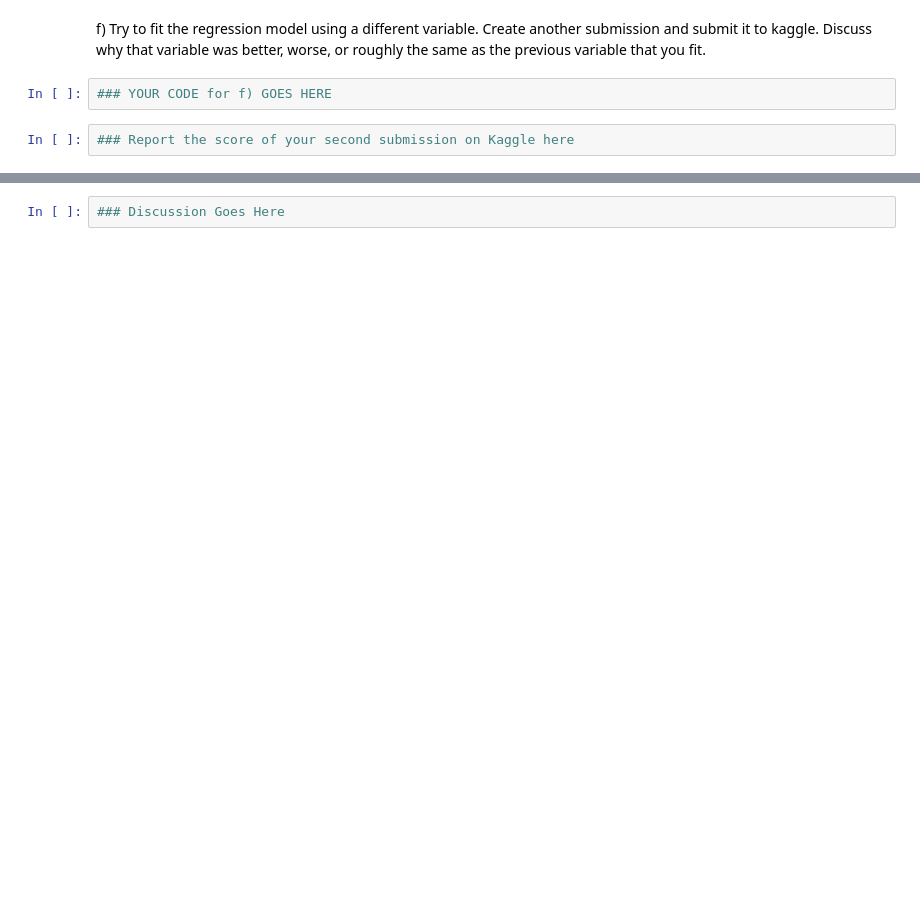
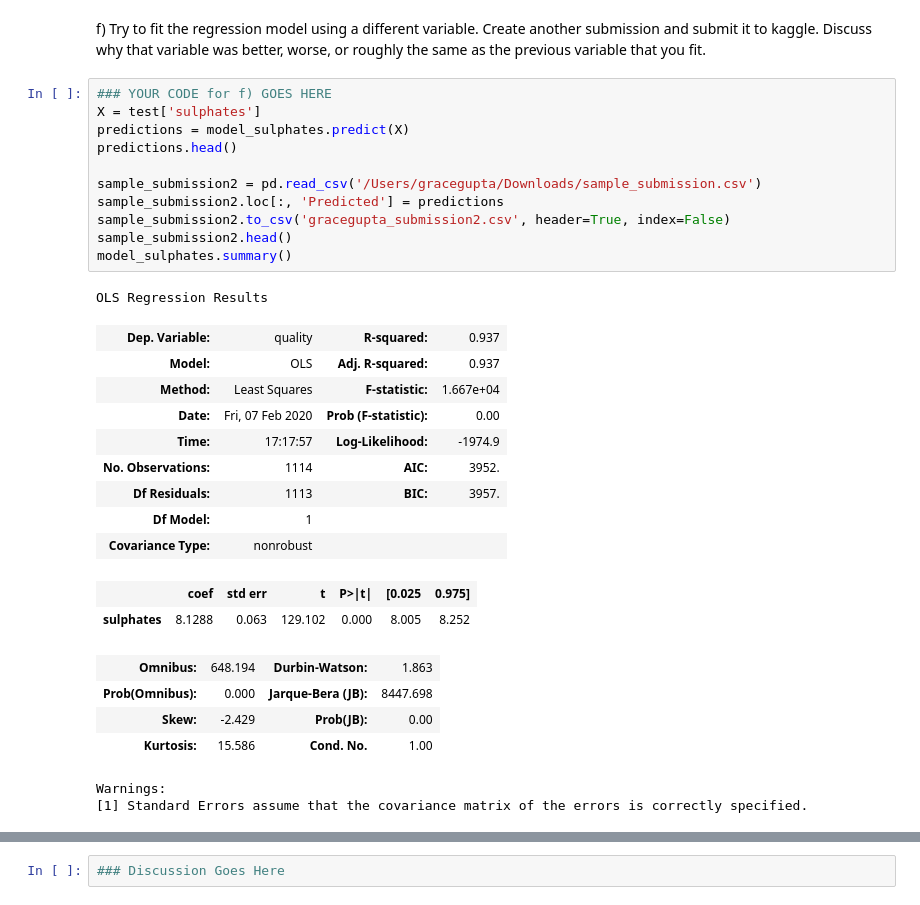
Before and after one commit to nayanika-g/simple-linear-regression, a Jupyter notebook: HW1_Spring2020.ipynb, the cells around one changed output, grey strips where cells are left out. Saved outputs shown, nothing was run; the diff lists cells and outputs as text; blank space fills up the shorter version.

```diff
--- a/HW1_Spring2020.ipynb
+++ b/HW1_Spring2020.ipynb
@@ -376,6 +403,32 @@ dtype: float64
 # %% [markdown]
 f) Try to fit the regression model using a different variable. Create another submission and submit it to kaggle. Discuss why that variable was better, worse, or roughly the same as the previous variable that you fit.
-# %%
-### YOUR CODE for f) GOES HERE
-# %%
-### Report the score of your second submission on Kaggle here
+# %%
+### YOUR CODE for f) GOES HERE
+X = test['sulphates']
+predictions = model_sulphates.predict(X)
+predictions.head()
+
+sample_submission2 = pd.read_csv('/Users/gracegupta/Downloads/sample_submission.csv')
+sample_submission2.loc[:, 'Predicted'] = predictions
+sample_submission2.to_csv('gracegupta_submission2.csv', header=True, index=False)
+sample_submission2.head()
+model_sulphates.summary()
+# %% [output]
+OLS Regression Results
+| Dep. Variable: | quality | R-squared: | 0.937 |
+| Model: | OLS | Adj. R-squared: | 0.937 |
+| Method: | Least Squares | F-statistic: | 1.667e+04 |
+| Date: | Fri, 07 Feb 2020 | Prob (F-statistic): | 0.00 |
+| Time: | 17:17:57 | Log-Likelihood: | -1974.9 |
+| No. Observations: | 1114 | AIC: | 3952. |
+| Df Residuals: | 1113 | BIC: | 3957. |
+| Df Model: | 1 |  |  |
+| Covariance Type: | nonrobust |  |  |
+|  | coef | std err | t | P>|t| | [0.025 | 0.975] |
+| sulphates | 8.1288 | 0.063 | 129.102 | 0.000 | 8.005 | 8.252 |
+| Omnibus: | 648.194 | Durbin-Watson: | 1.863 |
+| Prob(Omnibus): | 0.000 | Jarque-Bera (JB): | 8447.698 |
+| Skew: | -2.429 | Prob(JB): | 0.00 |
+| Kurtosis: | 15.586 | Cond. No. | 1.00 |
+Warnings:
+[1] Standard Errors assume that the covariance matrix of the errors is correctly specified.
```
Also changed, not shown: parts of 6 cells of this notebook.
